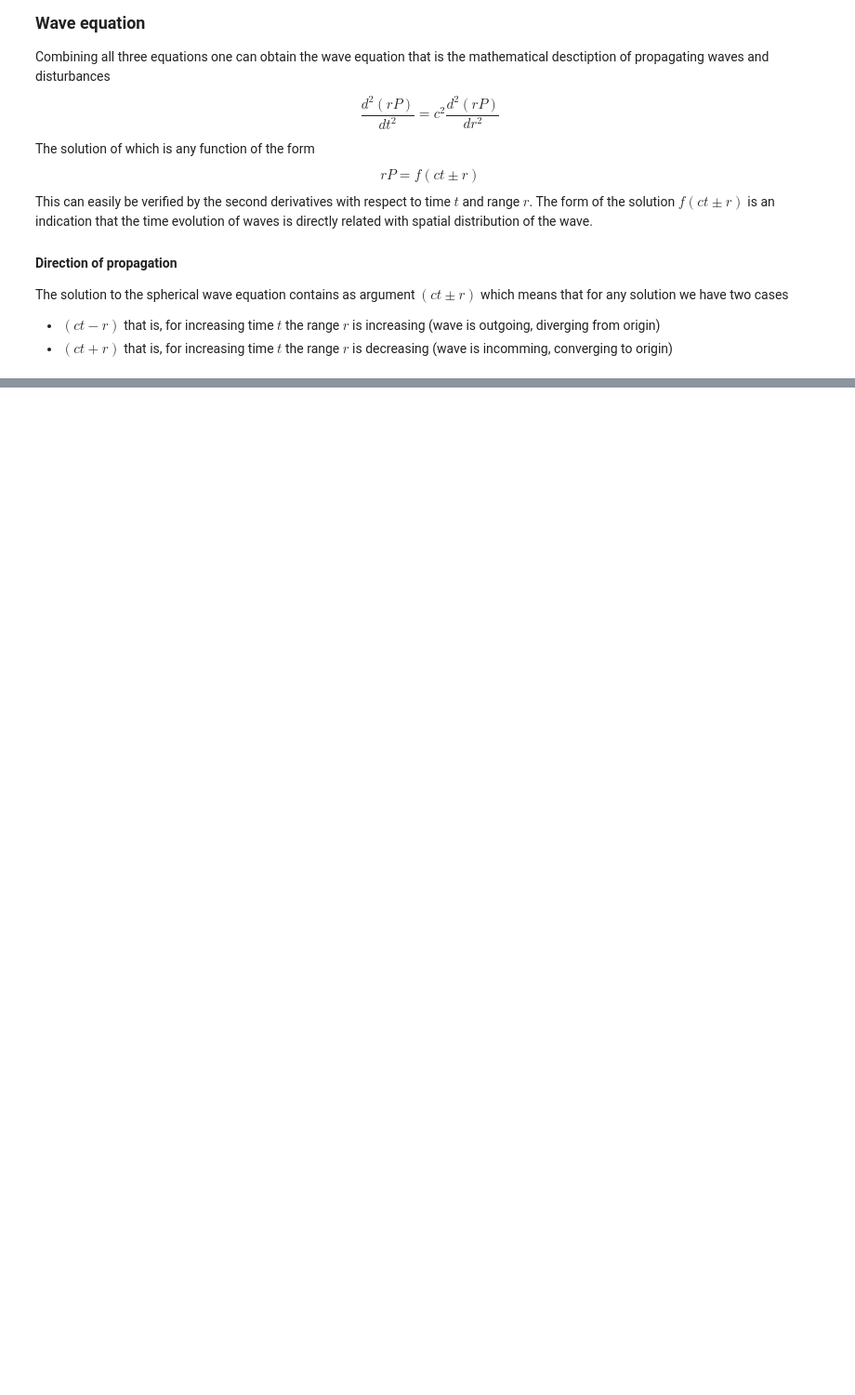
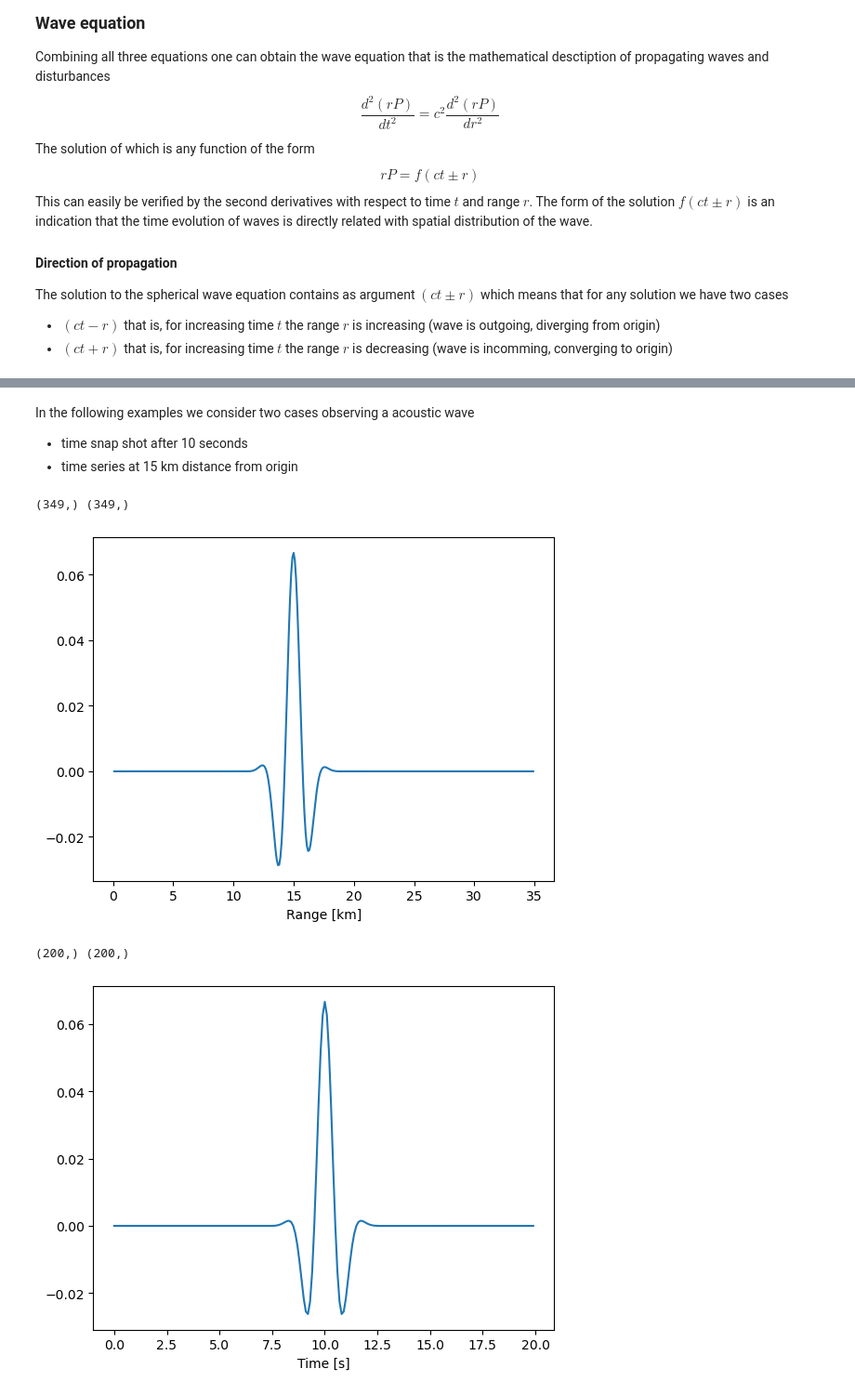
Before and after one commit to WMXZ-EU/wmxz-eu.github.io, a Jupyter notebook: _sources/BLM/blm_2.ipynb, the cells around one changed output, grey strips where cells are left out. Shown at 93% size. Cells and saved outputs as stored; diff of their text form; code cells hidden in the pictures; blank space fills up the shorter version.

```diff
--- a/_sources/BLM/blm_2.ipynb
+++ b/_sources/BLM/blm_2.ipynb
@@ -41,0 +62,40 @@ The solution to the spherical wave equation contains as argument $(ct \pm r)$ wh
+# %% [markdown]
+In the following examples we consider two cases observing a acoustic wave
+- time snap shot after 10 seconds
+- time series at 15 km distance from origin
+# %%
+import numpy as np
+import matplotlib.pyplot as plt
+#
+c=1.5   # km/s
+Po=1
+sigma=1 # km
+lam=3  # km
+
+def Signal(c,t,r,sigma,lam):
+    return 1/r*np.exp(-1/2*((c*t-r)/sigma)**2)*np.cos(2*np.pi/lam*(c*t-r))
+
+#case 1
+r=np.arange(0.1,35,0.1)
+t=10 # time of snaphot
+x1=Po*Signal(c,t,r,sigma,lam)
+print(np.shape(r),np.shape(x1))
+#
+plt.plot(r,x1)
+plt.xlabel("Range [km]")
+plt.show()
+
+#case 2
+r=15 # fixed distance
+t=np.arange(0,20,0.1);
+x2=Po*Signal(c,t,r,sigma,lam)
+print(np.shape(t),np.shape(x2))
+#
+plt.plot(t,x2)
+plt.xlabel("Time [s]")
+plt.show()
+# %% [output]
+(349,) (349,)
+[figure, added]
+(200,) (200,)
+[figure, added]
```
Also changed, not shown: parts of 2 cells of this notebook, 31 other files.
